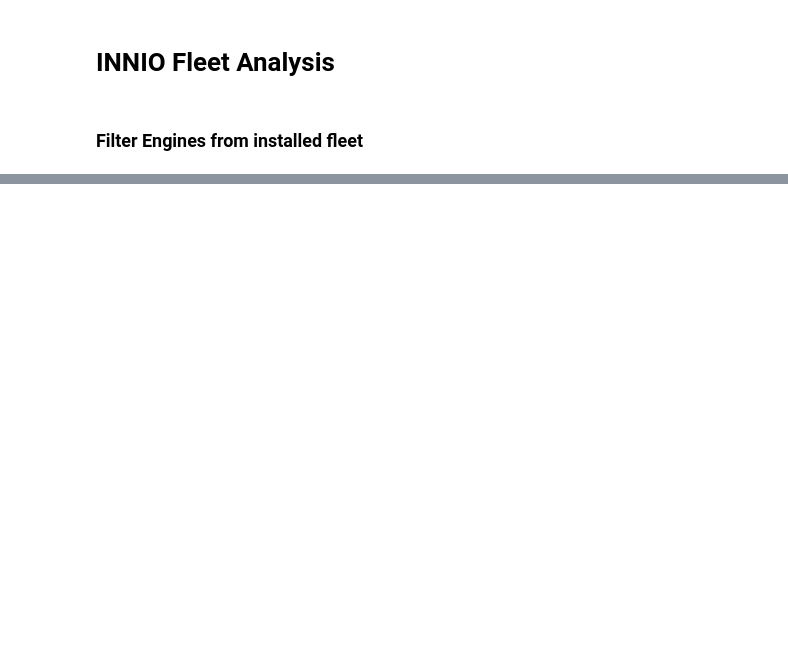
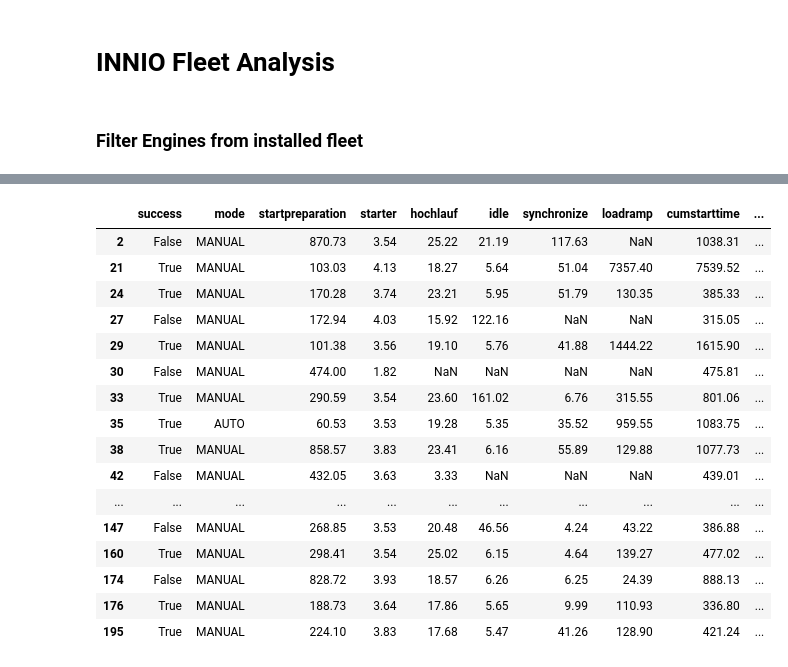
Before and after one commit to dieterch/statemachine, a Jupyter notebook: forsa_hartmoor.ipynb, the cells around one changed output, grey strips where cells are left out. Cells and saved outputs as stored; diff of their text form; code cells hidden in the pictures; blank space fills up the shorter version.

```diff
--- a/forsa_hartmoor.ipynb
+++ b/forsa_hartmoor.ipynb
@@ -216,5 +347,23 @@ rda.describe().round(1).T
 # %%
-longer_than_300s = rda[fsm.filter_period + fsm.filter_content][rda['cumstarttime'] > 300.0]
-longer_than_300s[fsm.filter_content].round(2)
+longer_than_300s = rda[fsm.filters['filter_period'] + fsm.filters['filter_content']][rda['cumstarttime'] > 300.0]
+longer_than_300s[fsm.filters['filter_content']].round(2)
+# %% [output]
+|  | success | mode | startpreparation | starter | hochlauf | idle | synchronize | loadramp | cumstarttime | ... |
+| 2 | False | MANUAL | 870.73 | 3.54 | 25.22 | 21.19 | 117.63 | NaN | 1038.31 | ... |
+| 21 | True | MANUAL | 103.03 | 4.13 | 18.27 | 5.64 | 51.04 | 7357.40 | 7539.52 | ... |
+| 24 | True | MANUAL | 170.28 | 3.74 | 23.21 | 5.95 | 51.79 | 130.35 | 385.33 | ... |
+| 27 | False | MANUAL | 172.94 | 4.03 | 15.92 | 122.16 | NaN | NaN | 315.05 | ... |
+| 29 | True | MANUAL | 101.38 | 3.56 | 19.10 | 5.76 | 41.88 | 1444.22 | 1615.90 | ... |
+| 30 | False | MANUAL | 474.00 | 1.82 | NaN | NaN | NaN | NaN | 475.81 | ... |
+| 33 | True | MANUAL | 290.59 | 3.54 | 23.60 | 161.02 | 6.76 | 315.55 | 801.06 | ... |
+| 35 | True | AUTO | 60.53 | 3.53 | 19.28 | 5.35 | 35.52 | 959.55 | 1083.75 | ... |
+| 38 | True | MANUAL | 858.57 | 3.83 | 23.41 | 6.16 | 55.89 | 129.88 | 1077.73 | ... |
+| 42 | False | MANUAL | 432.05 | 3.63 | 3.33 | NaN | NaN | NaN | 439.01 | ... |
+| ... | ... | ... | ... | ... | ... | ... | ... | ... | ... | ... |
+| 147 | False | MANUAL | 268.85 | 3.53 | 20.48 | 46.56 | 4.24 | 43.22 | 386.88 | ... |
+| 160 | True | MANUAL | 298.41 | 3.54 | 25.02 | 6.15 | 4.64 | 139.27 | 477.02 | ... |
+| 174 | False | MANUAL | 828.72 | 3.93 | 18.57 | 6.26 | 6.25 | 24.39 | 888.13 | ... |
+| 176 | True | MANUAL | 188.73 | 3.64 | 17.86 | 5.65 | 9.99 | 110.93 | 336.80 | ... |
+| 195 | True | MANUAL | 224.10 | 3.83 | 17.68 | 5.47 | 41.26 | 128.90 | 421.24 | ... |
 # %%
 longer_than_300s.describe().round(2).T
```
Also changed, not shown: parts of 21 cells of this notebook, 1 other file.
